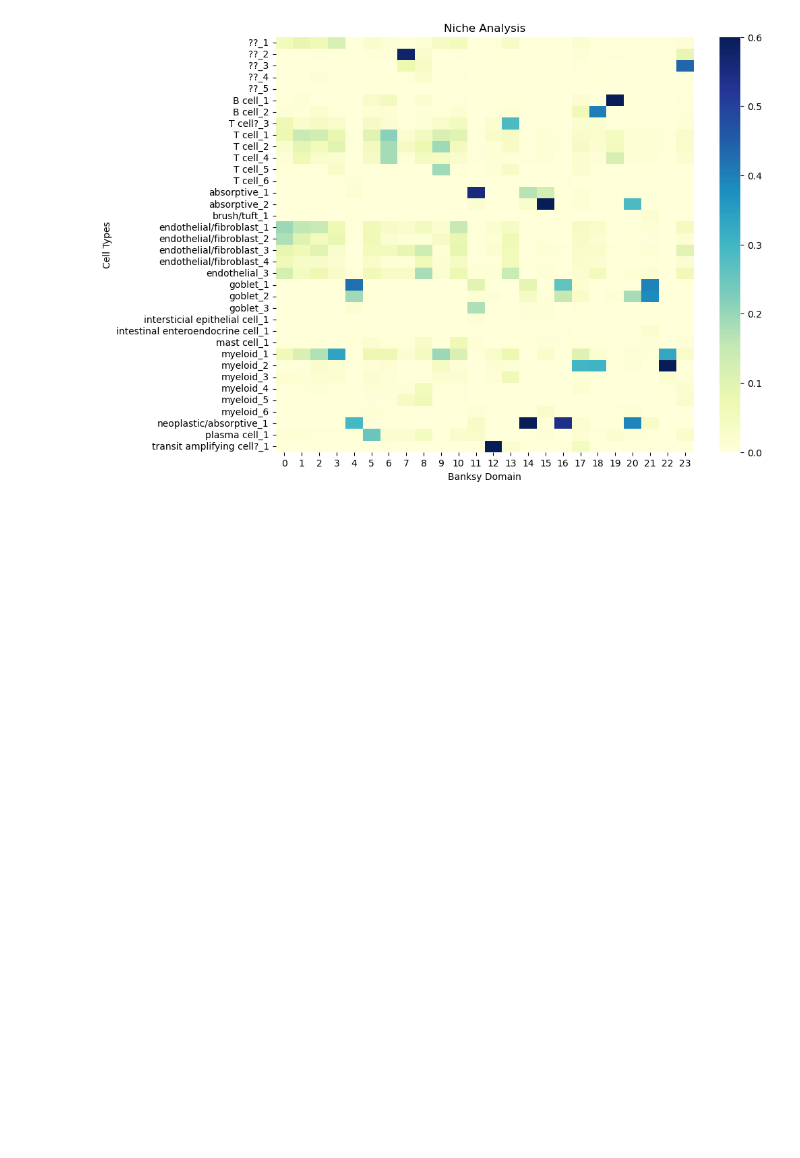
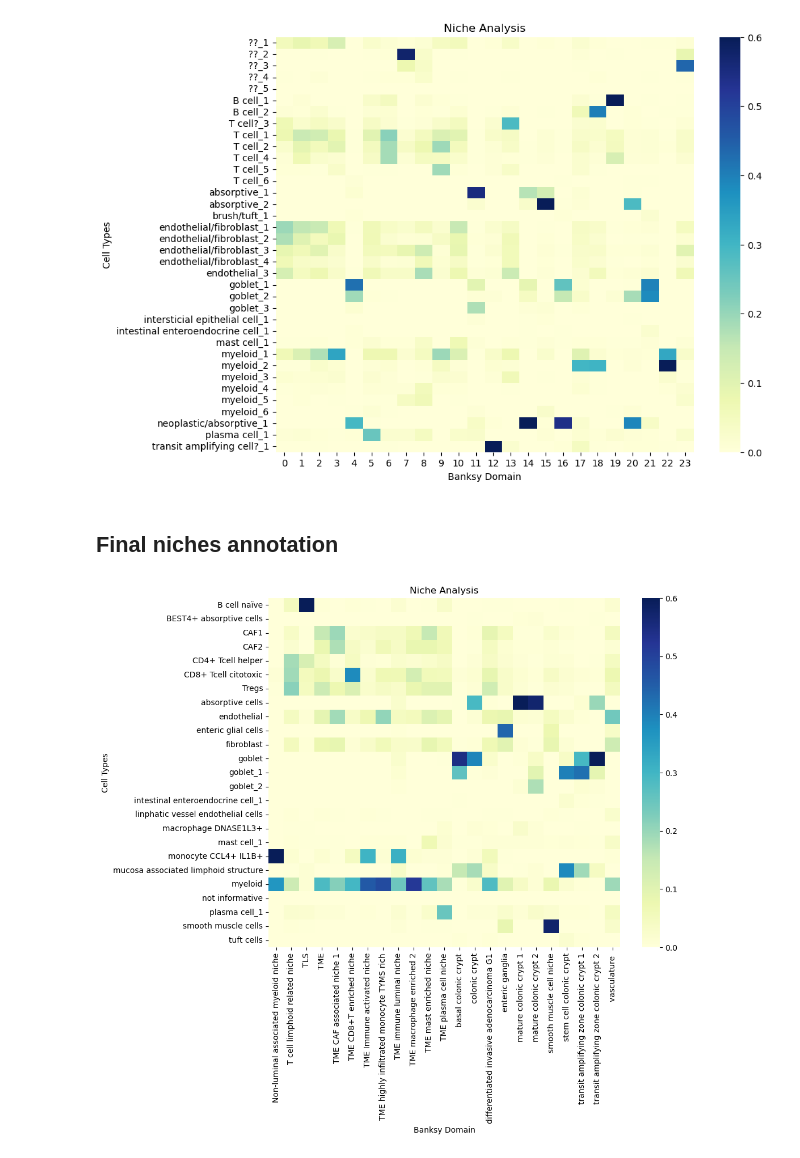
Before and after one commit to Moldia/CRC_Shedding_Xenium, a Jupyter notebook: Banksy_Niche_Analysis_CRC_manuscript.ipynb, the cells around one changed output. Cells and saved outputs as stored; diff of their text form; code cells hidden in the pictures; blank space fills up the shorter version.

```diff
--- a/Banksy_Niche_Analysis_CRC_manuscript.ipynb
+++ b/Banksy_Niche_Analysis_CRC_manuscript.ipynb
@@ -246,3 +244,21 @@ plt.ylabel('Cell Types')
 plt.show()
 # %% [output]
 [figure]
+# %% [markdown]
+## Final niches annotation
+# %%
+adata=sc.read('/mnt/DATA/ext_home/mariae/test_storage/maria_e/CRC/adata_manuscript.h5ad')
+# %%
+rename_dict = {
+    'TME cd8+T enriched niche': 'TME CD8+T enriched niche',
+    'colonic crypt (?)': 'colonic crypt',
+    'neoplastic' : 'differentiated invasive adenocarcinoma G1',
+    'small cell myeloid niche (?)' : 'Non-luminal associated myeloid niche',
+    'smooth muscle niche': 'smooth muscle cell niche',
+    'TME CAF associated niche 2' : 'TME',
+    'TME macrophage enriched 1' : 'TME',
+    'TME CAF-plasma cell niche' : 'TME plasma cell niche'
+
+}
+# Apply mapping to create a new column
+adata.obs["annotated_domain_renamed"] = adata.obs["annotated_domain"].map(rename_dict).fillna(adata.obs["annotated_domain"])
@@ -248,0 +267,20 @@ plt.show()
+# %%
+adata_filtered = adata[adata.obs['combined_clusters_renamed'] != 'Neoplastic'].copy()
+crosstab_data = pd.crosstab(adata_filtered.obs['combined_clusters_renamed'], adata_filtered.obs['annotated_domain_renamed'])
+
+# Calculate the sum of cells for each niche
+sums_by_niche = crosstab_data.sum(axis=0)
+
+# Normalize each row by the sum of cells in its respective niche
+normalized_crosstab = crosstab_data.div(sums_by_niche, axis=1)
+
+# Plotting the heatmap
+plt.figure(figsize=(10, 8))
+sns.heatmap(normalized_crosstab, cmap="YlGnBu",vmax=0.6)
+plt.title('Niche Analysis')
+plt.xlabel('Banksy Domain')
+plt.ylabel('Cell Types')
+plt.savefig("niche_analysis_heatmap_final.png", dpi=300, bbox_inches='tight')
+plt.show()
+# %% [output]
+[figure, added]
```
Also changed, not shown: parts of 10 cells of this notebook, 5 other files.
